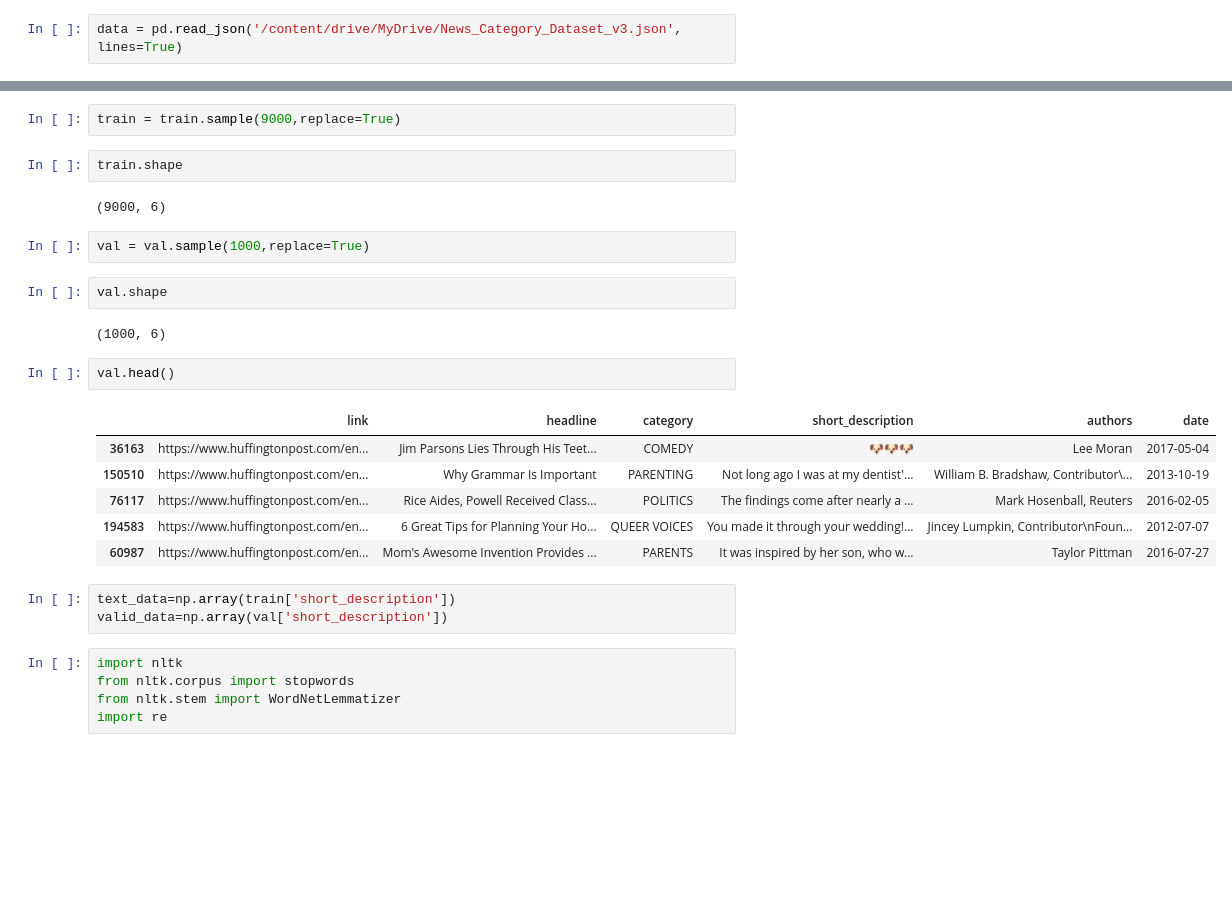
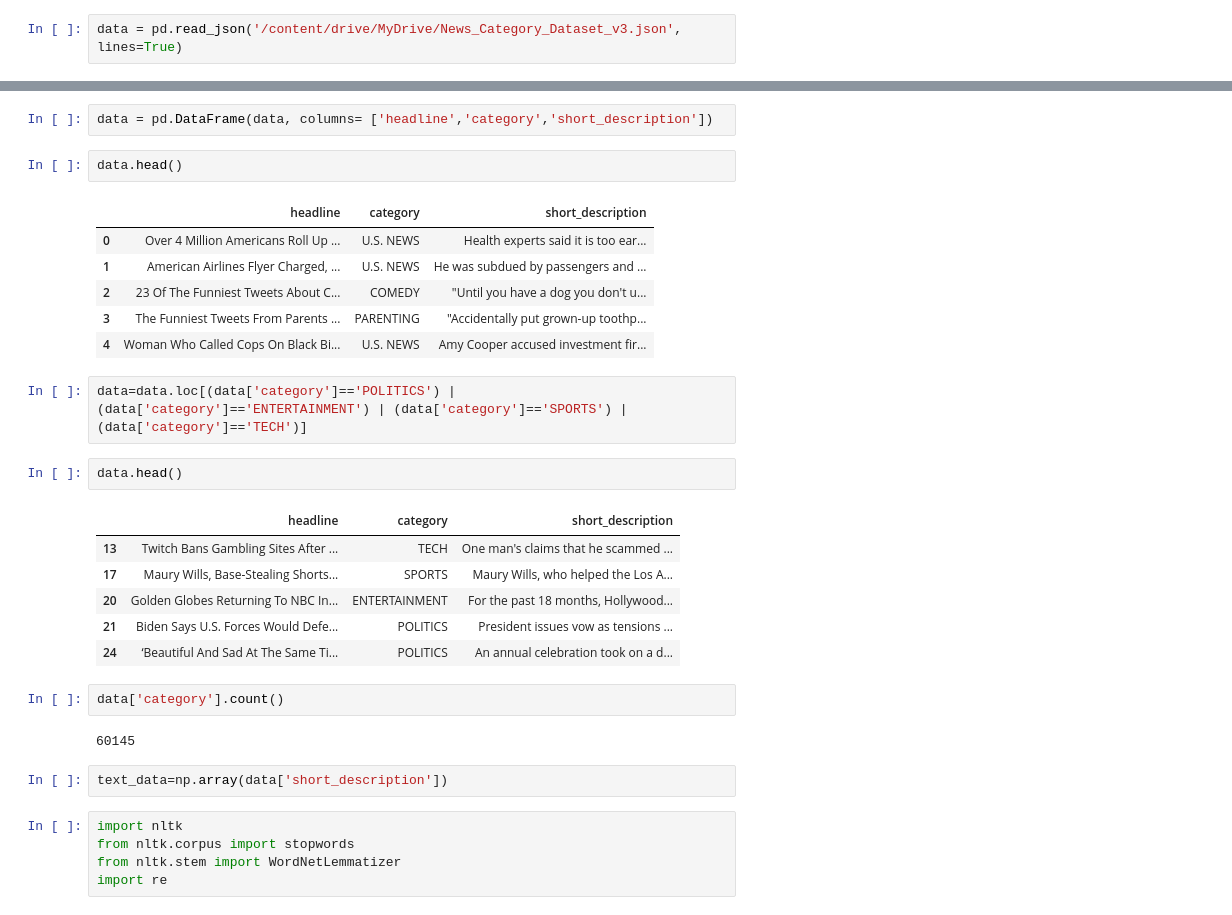
Before and after one commit to karunaprakash062/multiclass, a Jupyter notebook: MultiClassHTBP.ipynb, the cells around one changed output, grey strips where cells are left out. Cells and saved outputs as stored; diff of their text form; blank space fills up the shorter version.

```diff
--- a/MultiClassHTBP.ipynb
+++ b/MultiClassHTBP.ipynb
@@ -24,27 +22,31 @@ train, val = train_test_split(data, test_size=0.3,random_state=10000)
-# %%
-train = train.sample(9000,replace=True)
-# %%
-train.shape
-# %% [output]
-(9000, 6)
-# %%
-val = val.sample(1000,replace=True)
-# %%
-val.shape
-# %% [output]
-(1000, 6)
+# %%
+data = pd.DataFrame(data, columns= ['headline','category','short_description'])
 # %%
-val.head()
+data.head()
 # %% [output]
-|  | link | headline | category | short_description | authors | date |
-| 36163 | https://www.huffingtonpost.com/en... | Jim Parsons Lies Through His Teet... | COMEDY | 🐶🐶🐶 | Lee Moran | 2017-05-04 |
-| 150510 | https://www.huffingtonpost.com/en... | Why Grammar Is Important | PARENTING | Not long ago I was at my dentist'... | William B. Bradshaw, Contributor\... | 2013-10-19 |
-| 76117 | https://www.huffingtonpost.com/en... | Rice Aides, Powell Received Class... | POLITICS | The findings come after nearly a ... | Mark Hosenball, Reuters | 2016-02-05 |
-| 194583 | https://www.huffingtonpost.com/en... | 6 Great Tips for Planning Your Ho... | QUEER VOICES | You made it through your wedding!... | Jincey Lumpkin, Contributor\nFoun... | 2012-07-07 |
-| 60987 | https://www.huffingtonpost.com/en... | Mom's Awesome Invention Provides ... | PARENTS | It was inspired by her son, who w... | Taylor Pittman | 2016-07-27 |
+|  | headline | category | short_description |
+| 0 | Over 4 Million Americans Roll Up ... | U.S. NEWS | Health experts said it is too ear... |
+| 1 | American Airlines Flyer Charged, ... | U.S. NEWS | He was subdued by passengers and ... |
+| 2 | 23 Of The Funniest Tweets About C... | COMEDY | "Until you have a dog you don't u... |
+| 3 | The Funniest Tweets From Parents ... | PARENTING | "Accidentally put grown-up toothp... |
+| 4 | Woman Who Called Cops On Black Bi... | U.S. NEWS | Amy Cooper accused investment fir... |
+# %%
+data=data.loc[(data['category']=='POLITICS') | (data['category']=='ENTERTAINMENT') | (data['category']=='SPORTS') | (data['category']=='TECH')]
+# %%
+data.head()
+# %% [output]
+|  | headline | category | short_description |
+| 13 | Twitch Bans Gambling Sites After ... | TECH | One man's claims that he scammed ... |
+| 17 | Maury Wills, Base-Stealing Shorts... | SPORTS | Maury Wills, who helped the Los A... |
+| 20 | Golden Globes Returning To NBC In... | ENTERTAINMENT | For the past 18 months, Hollywood... |
+| 21 | Biden Says U.S. Forces Would Defe... | POLITICS | President issues vow as tensions ... |
+| 24 | ‘Beautiful And Sad At The Same Ti... | POLITICS | An annual celebration took on a d... |
+# %%
+data['category'].count()
+# %% [output]
+60145
 # %%
-text_data=np.array(train['short_description'])
-valid_data=np.array(val['short_description'])
+text_data=np.array(data['short_description'])
 # %%
 import nltk
 from nltk.corpus import stopwords
```
Also changed, not shown: parts of 20 cells of this notebook.
